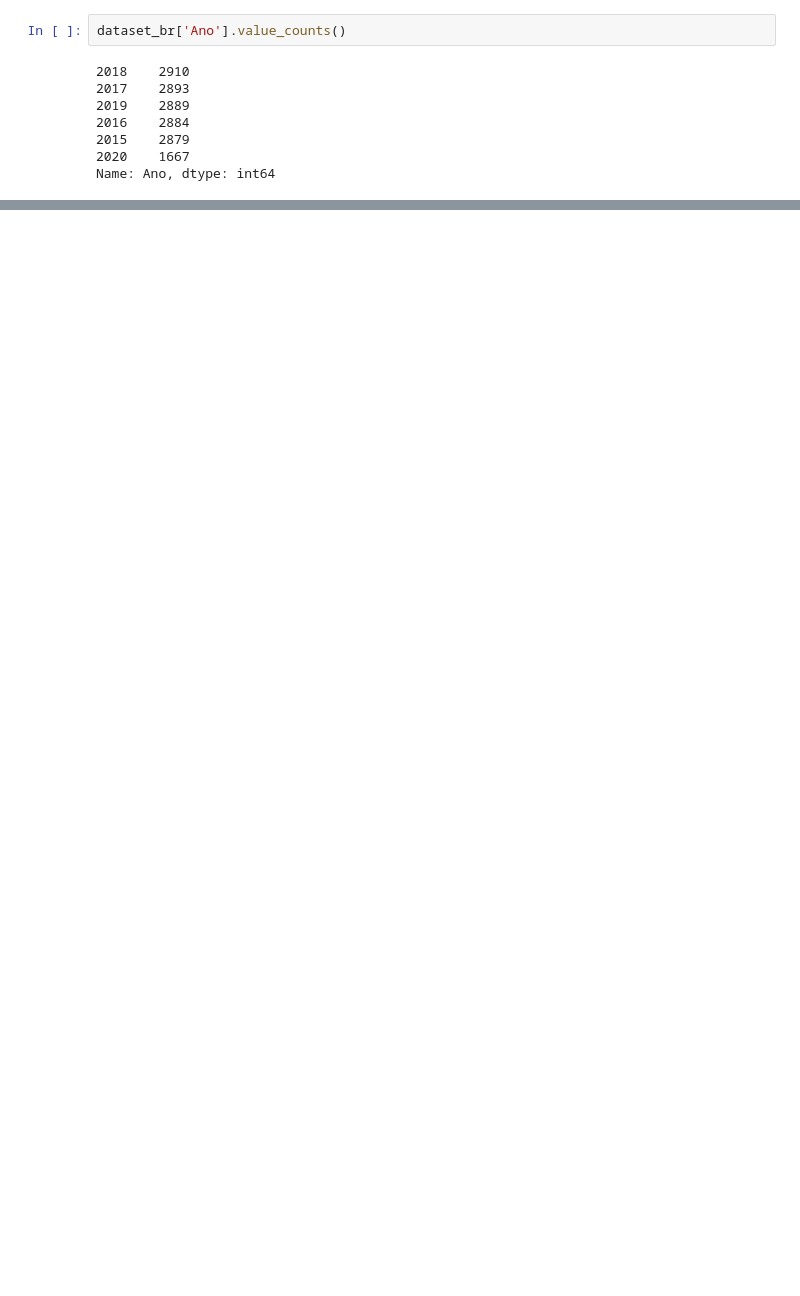
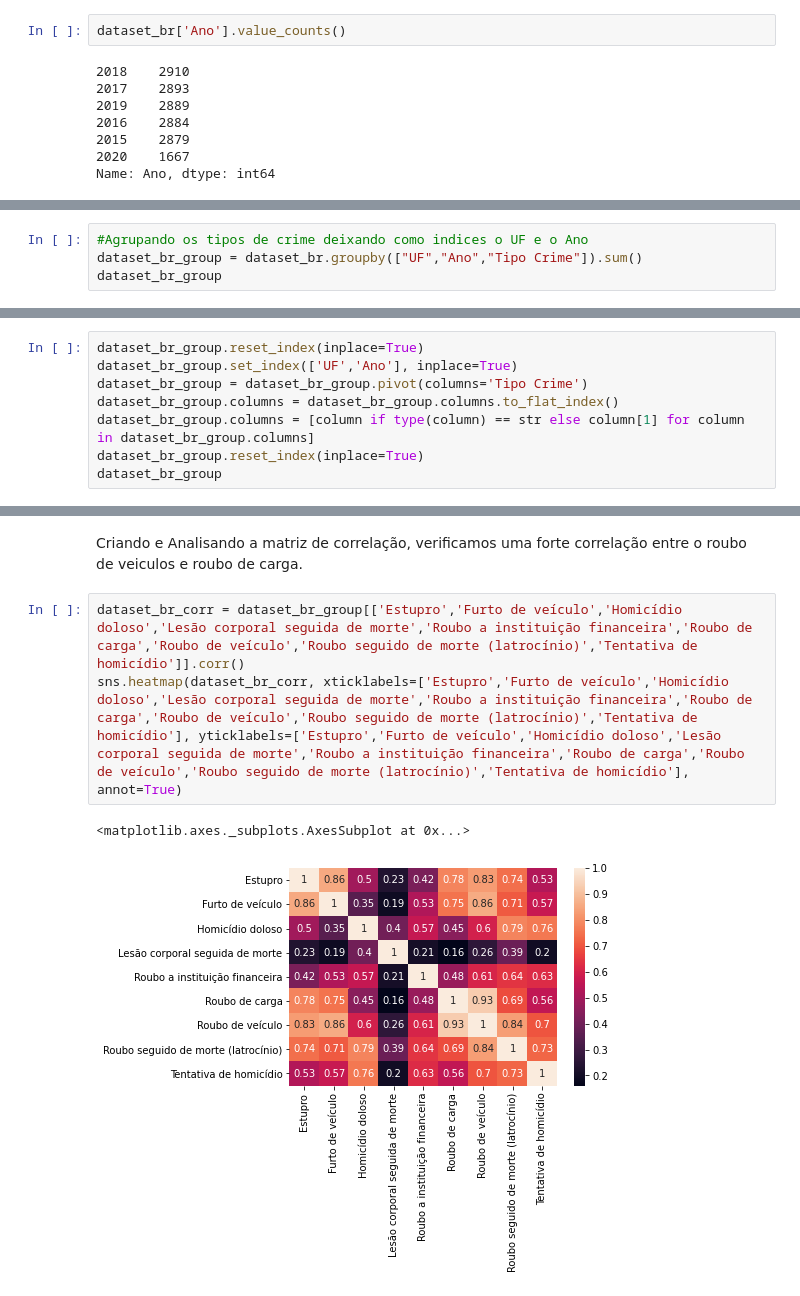
Before and after one commit to erivaschaves/Client, a Jupyter notebook: Trabalho_Prático_2.ipynb, the cells around one changed output, grey strips where cells are left out. Cells and saved outputs as stored; diff of their text form; blank space fills up the shorter version.

```diff
--- a/Trabalho_Prático_2.ipynb
+++ b/Trabalho_Prático_2.ipynb
@@ -89,0 +89,4 @@ ParserError: ignored
+# %%
+#Agrupando os tipos de crime deixando como indices o UF e o Ano
+dataset_br_group = dataset_br.groupby(["UF","Ano","Tipo Crime"]).sum()
+dataset_br_group
@@ -89,0 +108,8 @@ ParserError: ignored
+# %%
+dataset_br_group.reset_index(inplace=True)
+dataset_br_group.set_index(['UF','Ano'], inplace=True)
+dataset_br_group = dataset_br_group.pivot(columns='Tipo Crime')
+dataset_br_group.columns = dataset_br_group.columns.to_flat_index()
+dataset_br_group.columns = [column if type(column) == str else column[1] for column in dataset_br_group.columns]
+dataset_br_group.reset_index(inplace=True)
+dataset_br_group
@@ -89,0 +130,8 @@ ParserError: ignored
+# %% [markdown]
+Criando e Analisando a matriz de correlação, verificamos uma forte correlação entre o roubo de veiculos e roubo de carga.
+# %%
+dataset_br_corr = dataset_br_group[['Estupro','Furto de veículo','Homicídio doloso','Lesão corporal seguida de morte','Roubo a instituição financeira','Roubo de carga','Roubo de veículo','Roubo seguido de morte (latrocínio)','Tentativa de homicídio']].corr()
+sns.heatmap(dataset_br_corr, xticklabels=['Estupro','Furto de veículo','Homicídio doloso','Lesão corporal seguida de morte','Roubo a instituição financeira','Roubo de carga','Roubo de veículo','Roubo seguido de morte (latrocínio)','Tentativa de homicídio'], yticklabels=['Estupro','Furto de veículo','Homicídio doloso','Lesão corporal seguida de morte','Roubo a instituição financeira','Roubo de carga','Roubo de veículo','Roubo seguido de morte (latrocínio)','Tentativa de homicídio'], annot=True)
+# %% [output]
+<matplotlib.axes._subplots.AxesSubplot at 0x...>
+[figure, added]
```
Also changed, not shown: parts of 45 cells of this notebook.
